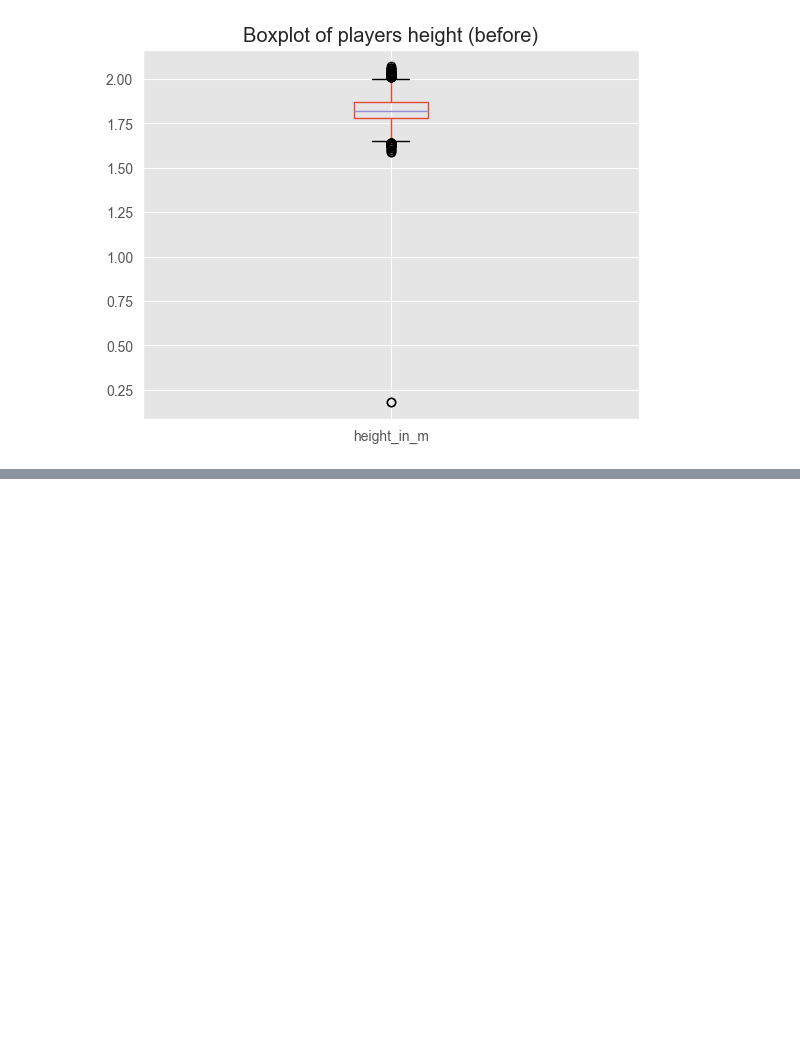
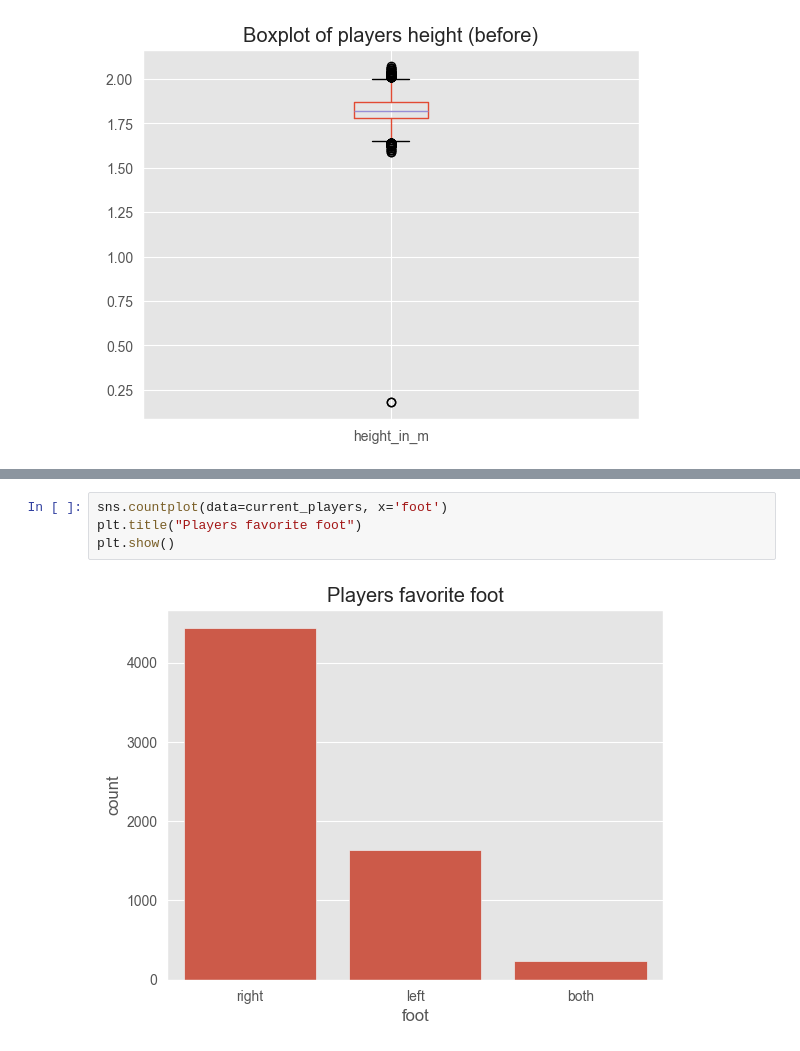
Before and after one commit to RiccardoPili/Football-Data-Analysis, a Jupyter notebook: players.ipynb, the cells around one changed output, grey strips where cells are left out. Drawn from its saved outputs; the diff is of its cells as text; blank space fills up the shorter version.

```diff
--- a/players.ipynb
+++ b/players.ipynb
@@ -318,0 +346,6 @@ plt.show()
+# %%
+sns.countplot(data=current_players, x='foot')
+plt.title("Players favorite foot")
+plt.show()
+# %% [output]
+[figure, added]
```
Also changed, not shown: parts of 28 cells of this notebook, 1 other file.
